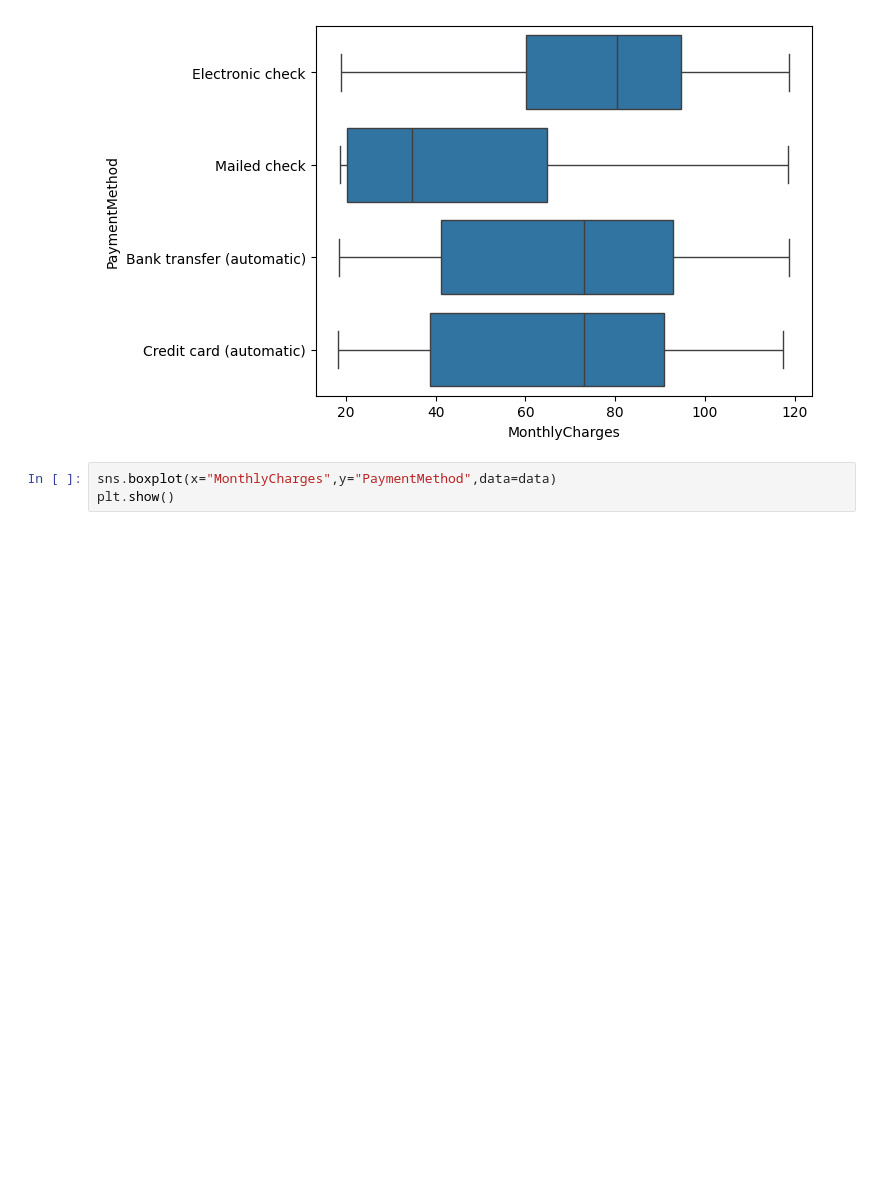
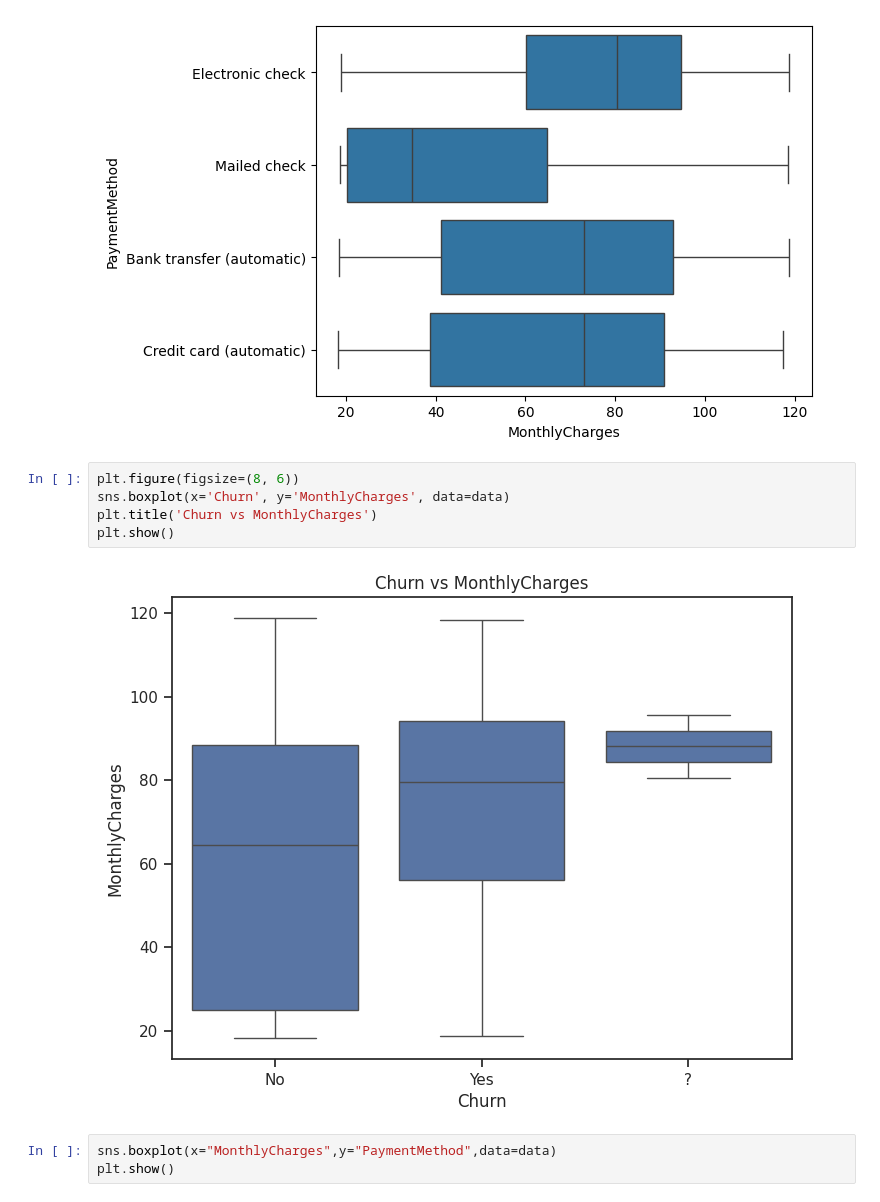
Before and after one commit to ajithk1503/EDA-DA, a Jupyter notebook: EDA_da.ipynb, the cells around one changed output. Cells and saved outputs as stored; diff of their text form; blank space fills up the shorter version.

```diff
--- a/EDA_da.ipynb
+++ b/EDA_da.ipynb
@@ -251,6 +251,13 @@ sns.boxplot(x="MonthlyCharges",y="PaymentMethod",data=data)
 plt.show()
 # %% [output]
 [figure]
+# %%
+plt.figure(figsize=(8, 6))
+sns.boxplot(x='Churn', y='MonthlyCharges', data=data)
+plt.title('Churn vs MonthlyCharges')
+plt.show()
+# %% [output]
+[figure, added]
 # %%
 sns.boxplot(x="MonthlyCharges",y="PaymentMethod",data=data)
 plt.show()
```
Also changed, not shown: parts of 4 cells of this notebook.
